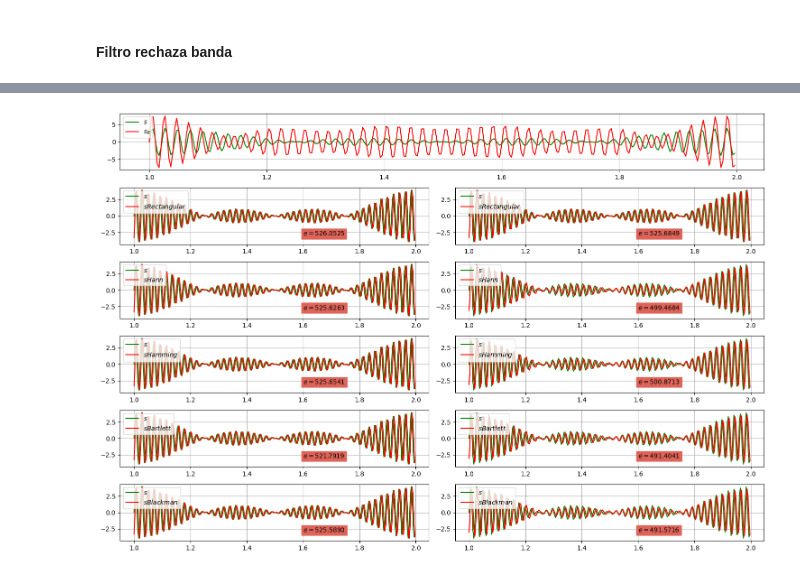
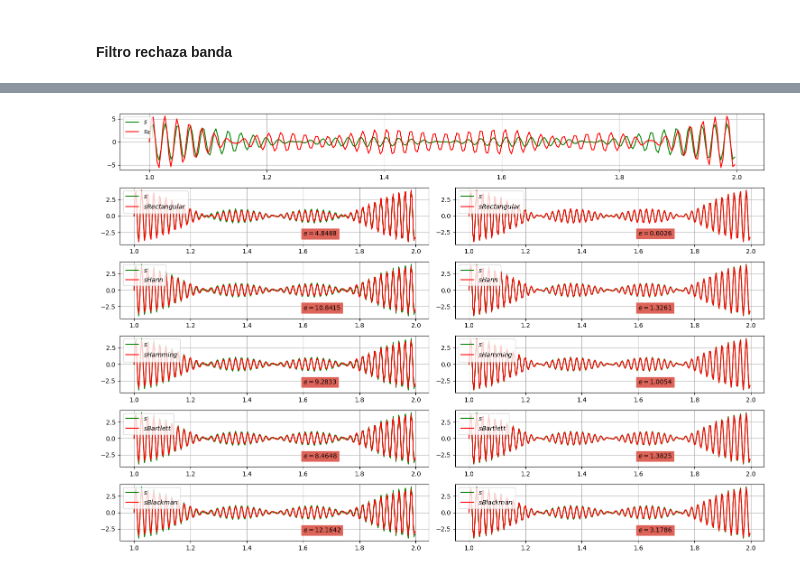
Before and after one commit to francoherg/PDS-2025, a Jupyter notebook: Practica/Guia5/5-2-1.ipynb, the cells around one changed output, grey strips where cells are left out. Cells and saved outputs as stored; diff of their text form; code cells hidden in the pictures.

```diff
--- a/Practica/Guia5/5-2-1.ipynb
+++ b/Practica/Guia5/5-2-1.ipynb
@@ -239,16 +259,18 @@ for f in range(45,49):
     sr += np.sin(2*np.pi*f*t)
 
 # Filtrar senial
-filtroRectangular = FIRRechazaBanda(49,51,150,rectangular)
-filtroHann = FIRRechazaBanda(49,51,150,hann)
-filtroHamming = FIRRechazaBanda(49,51,150,hamming)
-filtroBartlett = FIRRechazaBanda(49,51,150,bartlett)
-filtroBlackman = FIRRechazaBanda(49,51,150,blackman)
-filtroRectangular2 = FIRRechazaBanda(49,51,300,rectangular)
-filtroHann2 = FIRRechazaBanda(49,51,300,hann)
-filtroHamming2 = FIRRechazaBanda(49,51,300,hamming)
-filtroBartlett2 = FIRRechazaBanda(49,51,300,bartlett)
-filtroBlackman2 = FIRRechazaBanda(49,51,300,blackman)
+fmin = 49/fm
+fmax = 51/fm
+filtroRectangular = FIRRechazaBanda(149,fmin,fmax,rectangular)
+filtroHann = FIRRechazaBanda(149,fmin,fmax,hann)
+filtroHamming = FIRRechazaBanda(149,fmin,fmax,hamming)
+filtroBartlett = FIRRechazaBanda(149,fmin,fmax,bartlett)
+filtroBlackman = FIRRechazaBanda(149,fmin,fmax,blackman)
+filtroRectangular2 = FIRRechazaBanda(301,fmin,fmax,rectangular)
+filtroHann2 = FIRRechazaBanda(301,fmin,fmax,hann)
+filtroHamming2 = FIRRechazaBanda(301,fmin,fmax,hamming)
+filtroBartlett2 = FIRRechazaBanda(301,fmin,fmax,bartlett)
+filtroBlackman2 = FIRRechazaBanda(301,fmin,fmax,blackman)
 
 sRectangular = np.convolve(s,filtroRectangular,mode='same')
 sHann = np.convolve(s,filtroHann,mode='same')
@@ -341,31 +363,31 @@ ax[7].text(1.6, -3, "$e = %.4f$" % np.abs(ECT(s[fm:2*fm],sBartlett[fm:2*fm])),
     fontsize=10,
     transform=ax[7].transData,
     bbox=dict(boxstyle='square', color='#DE6459'))
 
 ax[8].plot(t[fm:2*fm],s[fm:2*fm],label='$s$', color='g')
 ax[8].plot(t[fm:2*fm],sBartlett2[fm:2*fm],label='$sBartlett$', color='r')
 ax[8].legend(loc='upper left')
 ax[8].text(1.6, -3, "$e = %.4f$" % np.abs(ECT(s[fm:2*fm],sBartlett2[fm:2*fm])),
     fontsize=10,
     transform=ax[8].transData,
     bbox=dict(boxstyle='square', color='#DE6459'))
 
 ax[9].plot(t[fm:2*fm],s[fm:2*fm],label='$s$', color='g')
 ax[9].plot(t[fm:2*fm],sBlackman[fm:2*fm],label='$sBlackman$', color='r')
 ax[9].legend(loc='upper left')
 ax[9].text(1.6, -3, "$e = %.4f$" % np.abs(ECT(s[fm:2*fm],sBlackman[fm:2*fm])),
     fontsize=10,
     transform=ax[9].transData,
     bbox=dict(boxstyle='square', color='#DE6459'))
 
 ax[10].plot(t[fm:2*fm],s[fm:2*fm],label='$s$', color='g')
 ax[10].plot(t[fm:2*fm],sBlackman2[fm:2*fm],label='$sBlackman$', color='r')
 ax[10].legend(loc='upper left')
 ax[10].text(1.6, -3, "$e = %.4f$" % np.abs(ECT(s[fm:2*fm],sBlackman2[fm:2*fm])),
     fontsize=10,
     transform=ax[10].transData,
     bbox=dict(boxstyle='square', color='#DE6459'))
 
 fig.tight_layout()
 # %% [output]
-[figure, old version]
+[figure, new version]
```
Also changed, not shown: parts of 1 cell of this notebook, 1 other file.
